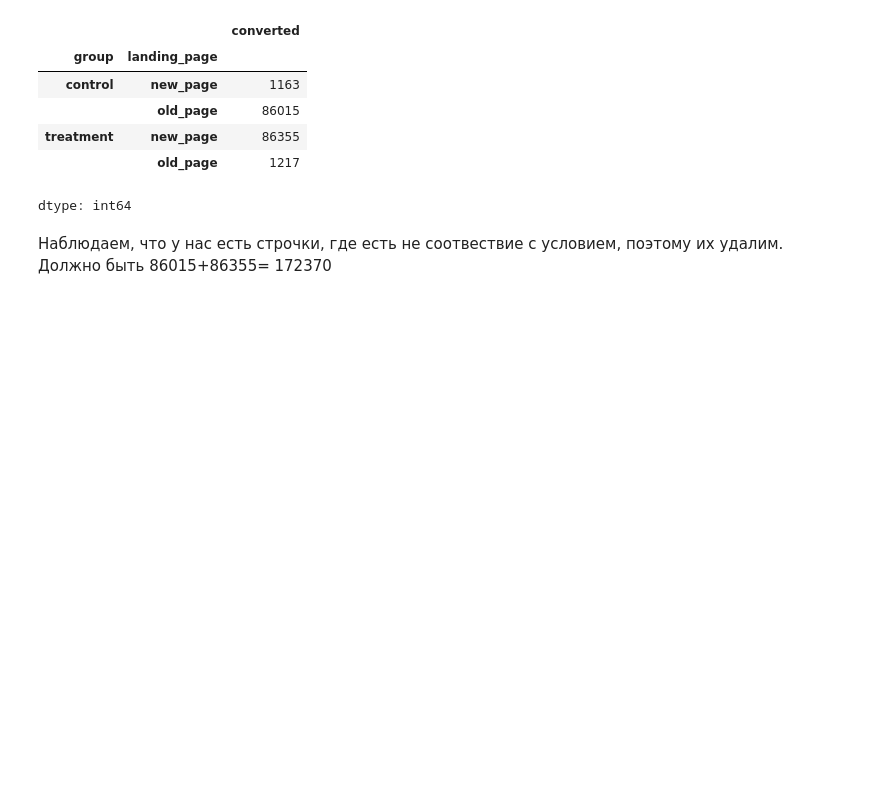
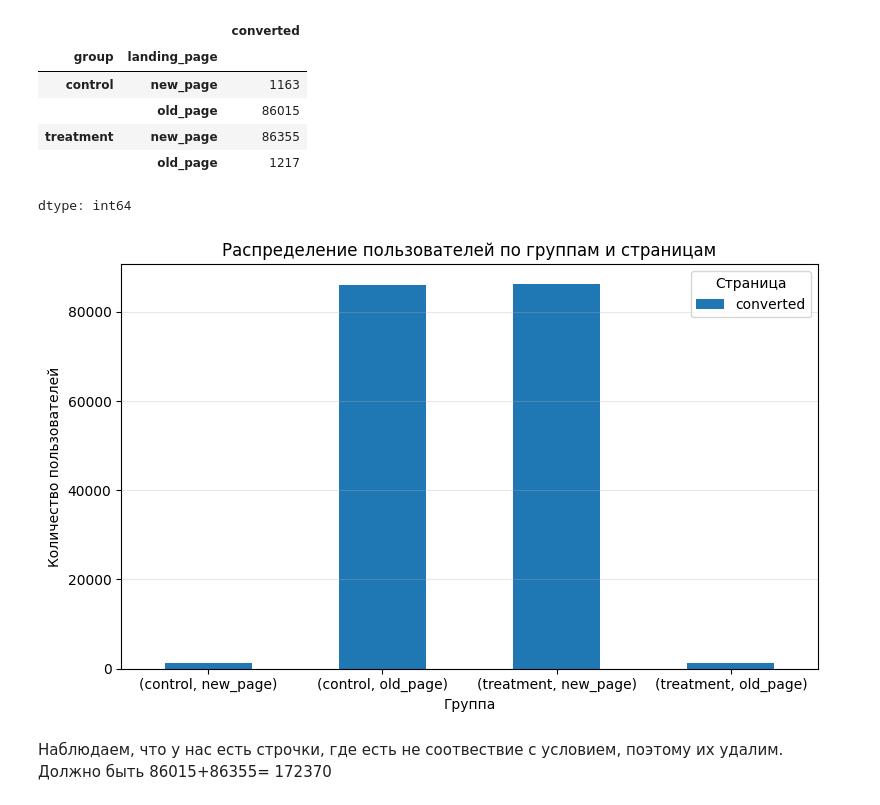
Before and after one commit to viktory-41/ecommerce_ab_testing_2022, a Jupyter notebook: ecommerce_ab_testing_2022_dataset1.ipynb, the cells around one changed output. Cells and saved outputs as stored; diff of their text form; code cells hidden in the pictures; blank space fills up the shorter version.

```diff
--- a/ecommerce_ab_testing_2022_dataset1.ipynb
+++ b/ecommerce_ab_testing_2022_dataset1.ipynb
@@ -166,7 +179,8 @@ df_ob.head()
 - В экспериментальной — new_page
 - (если есть несоответствия — удалить)
 # %%
-df_ob.groupby(['group','landing_page'])['converted'].count()
+pivot_table=df_ob.groupby(['group','landing_page'])['converted'].count()
+pivot_table
 # %% [output]
 |  |  | converted |
 | group | landing_page |  |
@@ -175,6 +189,20 @@ df_ob.groupby(['group','landing_page'])['converted'].count()
 | treatment | new_page | 86355 |
 |  | old_page | 1217 |
 dtype: int64
+# %%
+
+pivot_table.plot(kind='bar', figsize=(8, 5))
+plt.title('Распределение пользователей по группам и страницам')
+plt.xlabel('Группа')
+plt.ylabel('Количество пользователей')
+plt.xticks(rotation=0)
+plt.grid(True, alpha=0.3, axis='y')
+plt.legend(title='Страница')
+plt.tight_layout()
+plt.savefig('raspr_po_group.png',dpi=300, bbox_inches='tight')
+plt.show()
+# %% [output]
+[figure, added]
 # %% [markdown]
 Наблюдаем, что у нас есть строчки, где есть не соотвествие с условием, поэтому их удалим. Должно быть 86015+86355= 172370
 # %%
```
Also changed, not shown: parts of 6 cells of this notebook.
